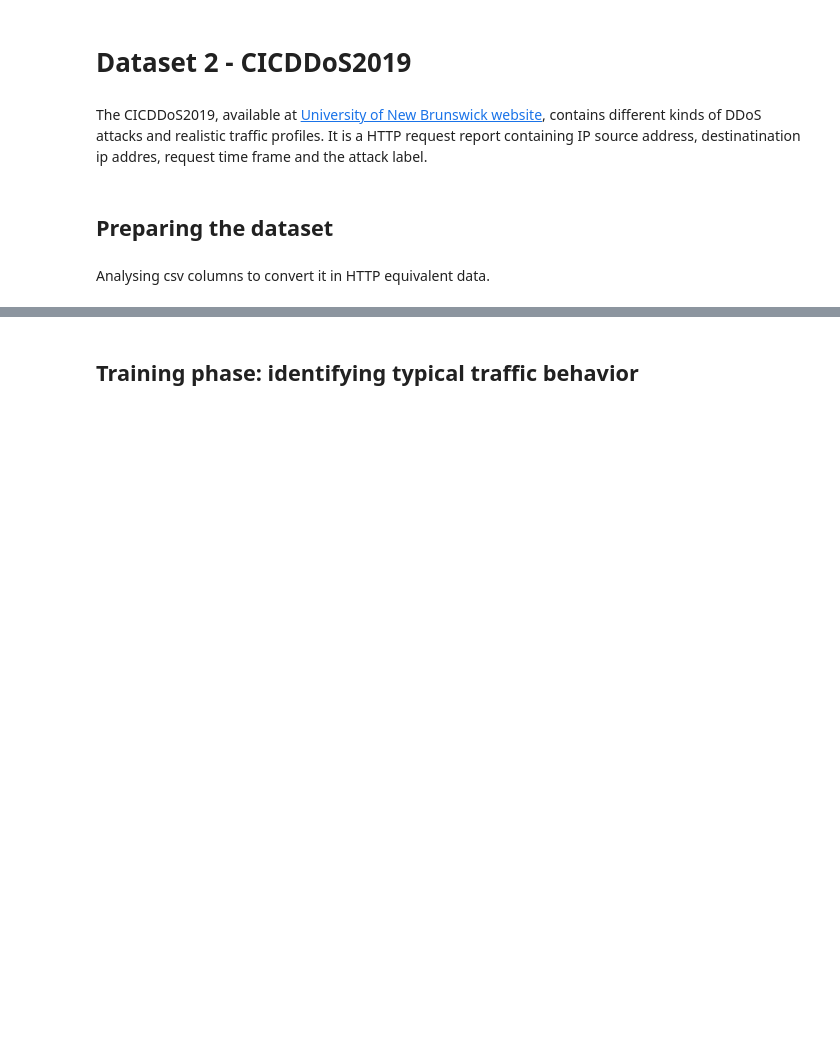
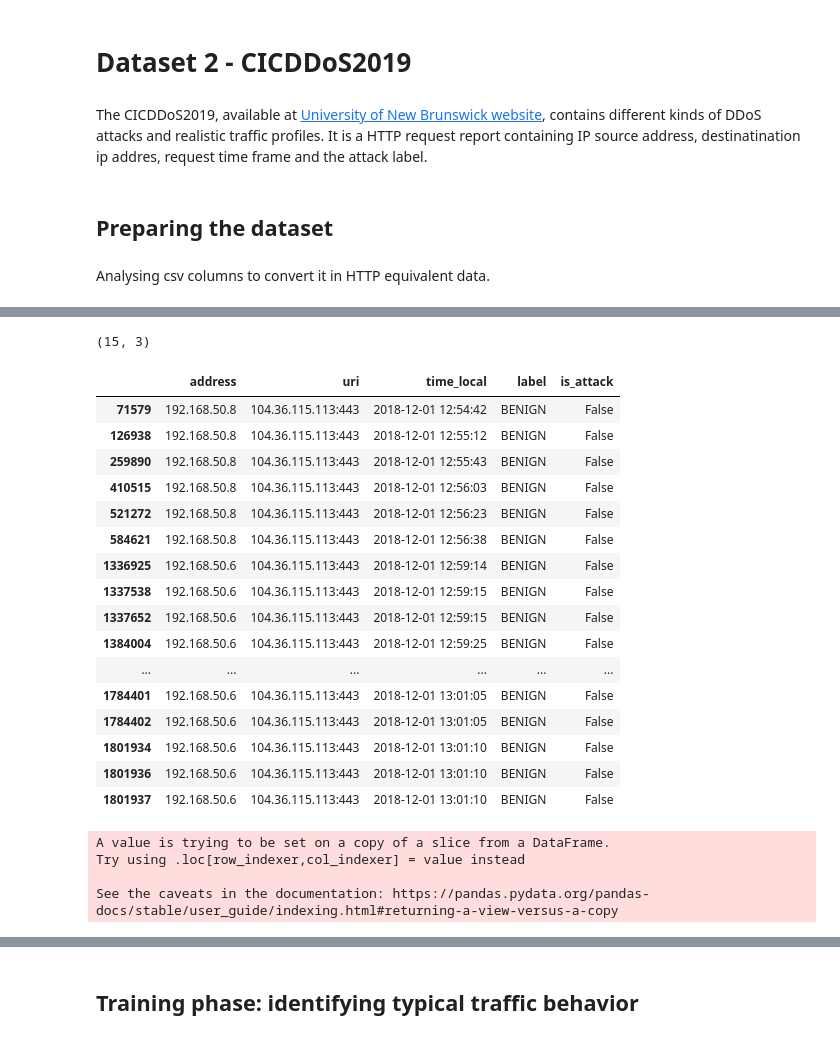
Before and after one commit to lmamede/api-health-monitor, a Jupyter notebook: Public_Dataset_Evaluation.ipynb, the cells around one changed output, grey strips where cells are left out. Drawn from its saved outputs; the diff is of its cells as text; code cells hidden in the pictures; blank space fills up the shorter version.

```diff
--- a/Public_Dataset_Evaluation.ipynb
+++ b/Public_Dataset_Evaluation.ipynb
@@ -341,0 +383,10 @@ eda_label(df_2)
+# %%
+display(df_1['uri'].nunique())
+display(df_2['uri'].nunique())
+
+set1 = set(df_1['uri'].unique())
+set2 = set(df_2['uri'].unique())
+
+
+common_values = set1.intersection(set2)
+print(f"Common unique values: {len(common_values)}")
@@ -341,0 +397,6 @@ eda_label(df_2)
+# %%
+df_t1 = df_1[df_1['uri'].isin(common_values)].copy()
+df_t2 = df_2[df_2['uri'].isin(common_values)].copy()
+
+display(df_t1.shape)
+display(df_t1.shape)
@@ -341,0 +406,3 @@ eda_label(df_2)
+# %%
+df_t1['is_attack'] = ~df_t1['label'].astype(str).str.upper().eq('BENIGN')
+df_t2['is_attack'] = ~df_t2['label'].astype(str).str.upper().eq('BENIGN')
@@ -341,0 +574,33 @@ eda_label(df_2)
+# %%
+counts_t2_r = counts_t2.reset_index()
+attack_d2 = counts_t2_r[counts_t2_r['uri'].isin(attack_end['uri'])]
+attack_d2.shape
+# %% [output]
+(15, 3)
+# %%
+df_t1[df_t1['uri']=='104.36.115.113:443']
+# %% [output]
+|  | address | uri | time_local | label | is_attack |
+| 71579 | 192.168.50.8 | 104.36.115.113:443 | 2018-12-01 12:54:42 | BENIGN | False |
+| 126938 | 192.168.50.8 | 104.36.115.113:443 | 2018-12-01 12:55:12 | BENIGN | False |
+| 259890 | 192.168.50.8 | 104.36.115.113:443 | 2018-12-01 12:55:43 | BENIGN | False |
+| 410515 | 192.168.50.8 | 104.36.115.113:443 | 2018-12-01 12:56:03 | BENIGN | False |
+| 521272 | 192.168.50.8 | 104.36.115.113:443 | 2018-12-01 12:56:23 | BENIGN | False |
+| 584621 | 192.168.50.8 | 104.36.115.113:443 | 2018-12-01 12:56:38 | BENIGN | False |
+| 1336925 | 192.168.50.6 | 104.36.115.113:443 | 2018-12-01 12:59:14 | BENIGN | False |
+| 1337538 | 192.168.50.6 | 104.36.115.113:443 | 2018-12-01 12:59:15 | BENIGN | False |
+| 1337652 | 192.168.50.6 | 104.36.115.113:443 | 2018-12-01 12:59:15 | BENIGN | False |
+| 1384004 | 192.168.50.6 | 104.36.115.113:443 | 2018-12-01 12:59:25 | BENIGN | False |
+| ... | ... | ... | ... | ... | ... |
+| 1784401 | 192.168.50.6 | 104.36.115.113:443 | 2018-12-01 13:01:05 | BENIGN | False |
+| 1784402 | 192.168.50.6 | 104.36.115.113:443 | 2018-12-01 13:01:05 | BENIGN | False |
+| 1801934 | 192.168.50.6 | 104.36.115.113:443 | 2018-12-01 13:01:10 | BENIGN | False |
+| 1801936 | 192.168.50.6 | 104.36.115.113:443 | 2018-12-01 13:01:10 | BENIGN | False |
+| 1801937 | 192.168.50.6 | 104.36.115.113:443 | 2018-12-01 13:01:10 | BENIGN | False |
+# %%
+eda_label(df_t1[df_t1['uri']=='172.16.0.5:15674'])
+# %% [output]
+A value is trying to be set on a copy of a slice from a DataFrame.
+Try using .loc[row_indexer,col_indexer] = value instead
+
+See the caveats in the documentation: https://pandas.pydata.org/pandas-docs/stable/user_guide/indexing.html#returning-a-view-versus-a-copy
```
Also changed, not shown: parts of 59 cells of this notebook.
